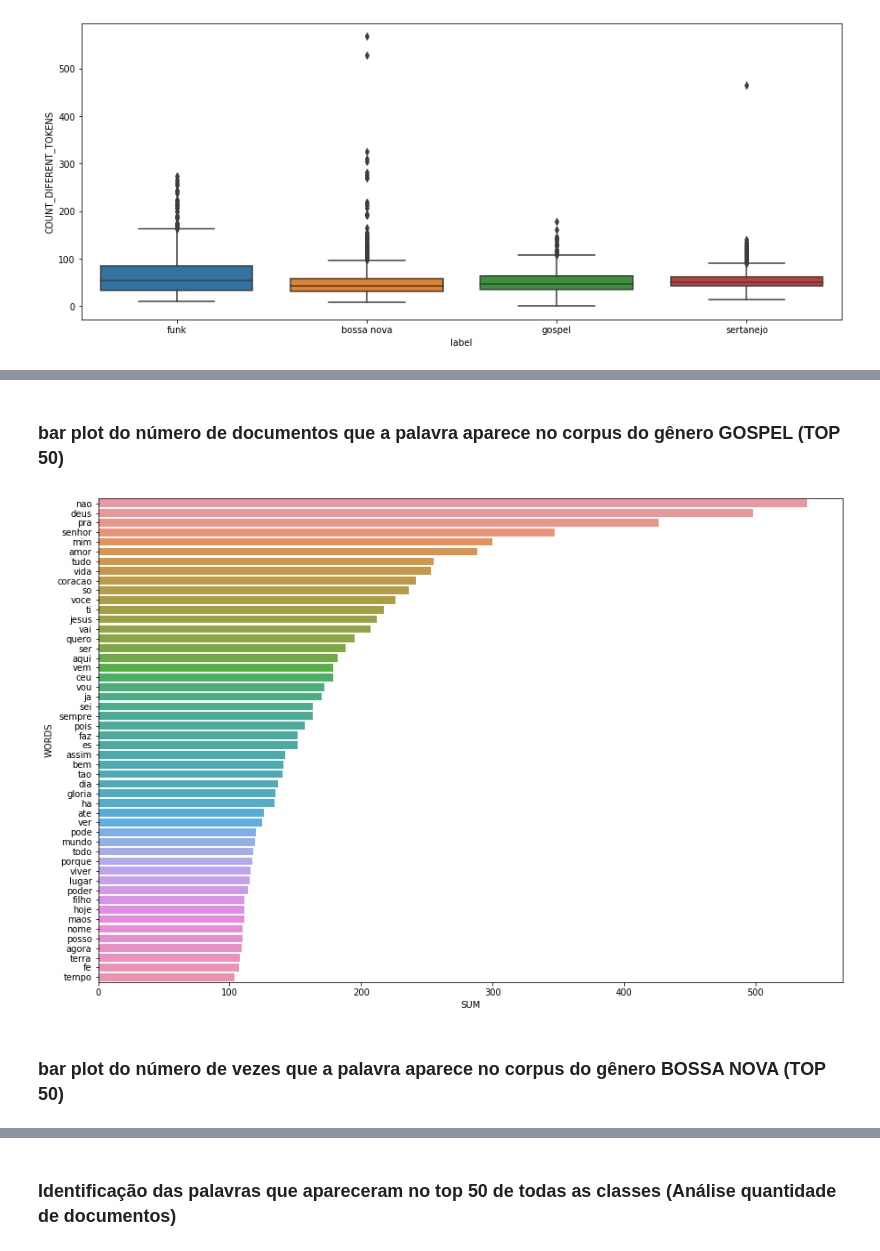
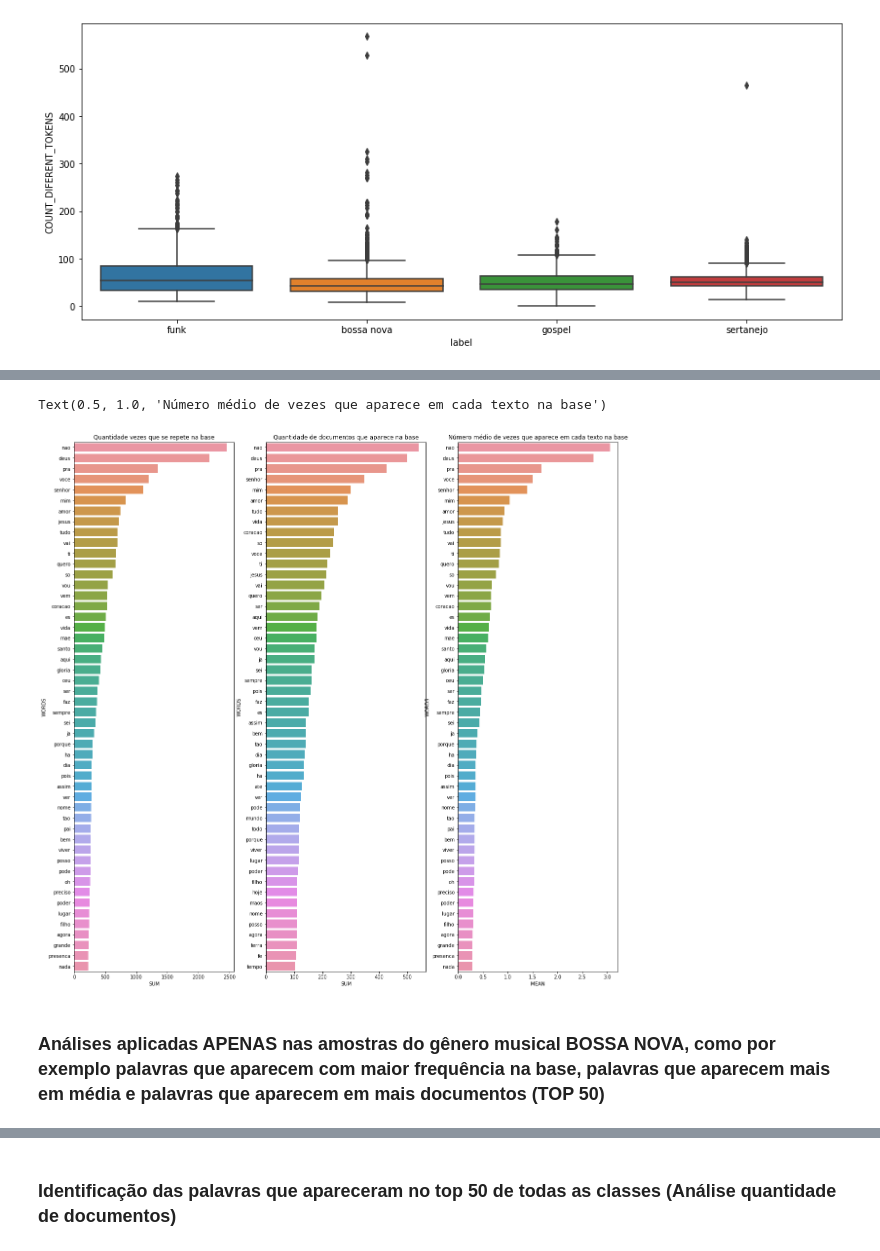
Before and after one commit to juliohenr/AI_SYSTEM_CLASSIFICATION_MUSIC, a Jupyter notebook: MODEL/Neural_Network_Songs.ipynb, the cells around one changed output, grey strips where cells are left out. Drawn from its saved outputs; the diff is of its cells as text; code cells hidden in the pictures.

```diff
--- a/MODEL/Neural_Network_Songs.ipynb
+++ b/MODEL/Neural_Network_Songs.ipynb
@@ -352,15 +353,14 @@ report_mean_gospel = plot_bar_count_words(text_column='TEXTO_CLEAN',
-# %% [markdown]
-### bar plot do número de documentos que a palavra aparece no corpus do gênero GOSPEL (TOP 50)
-# %%
-report_qnt_documents_gospel = plot_bar_count_words(text_column='TEXTO_UNIQUE_WORDS',
-                                                label_column='label',
-                                                name_class='gospel',
-                                                dataframe=dataset,
-                                                metric='SUM',top=50,return_df=True)
-# %% [output]
-[figure, removed]
-# %% [markdown]
-### bar plot do número de vezes que a palavra aparece no corpus do gênero BOSSA NOVA (TOP 50)
+# %%
+f, axes = plt.subplots(1, 3,figsize=(20,20))
+
+sns.barplot(x='SUM', y="WORDS", data=report_sum_gospel,ax=axes[0]).set_title("Quantidade vezes que se repete na base")
+sns.barplot(x='SUM', y="WORDS", data=report_qnt_documents_gospel,ax=axes[1]).set_title("Quantidade de documentos que aparece na base")
+sns.barplot(x='MEAN', y="WORDS", data=report_mean_gospel,ax=axes[2]).set_title("Número médio de vezes que aparece em cada texto na base")
+# %% [output]
+Text(0.5, 1.0, 'Número médio de vezes que aparece em cada texto na base')
+[figure, added]
+# %% [markdown]
+### Análises aplicadas APENAS nas amostras do gênero musical BOSSA NOVA, como por exemplo palavras que aparecem com maior frequência na base, palavras que aparecem mais em média e palavras que aparecem em mais documentos (TOP 50)
 # %%
 report_sum_bossa_nova = plot_bar_count_words(text_column='TEXTO_CLEAN',
                                                 label_column='label',
```
Also changed, not shown: parts of 33 cells of this notebook.
